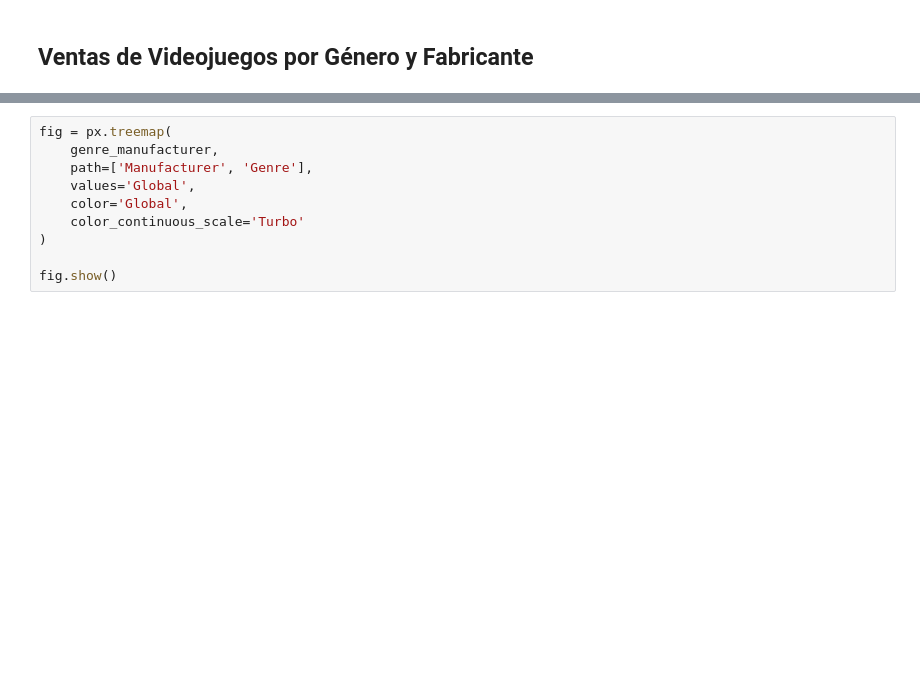
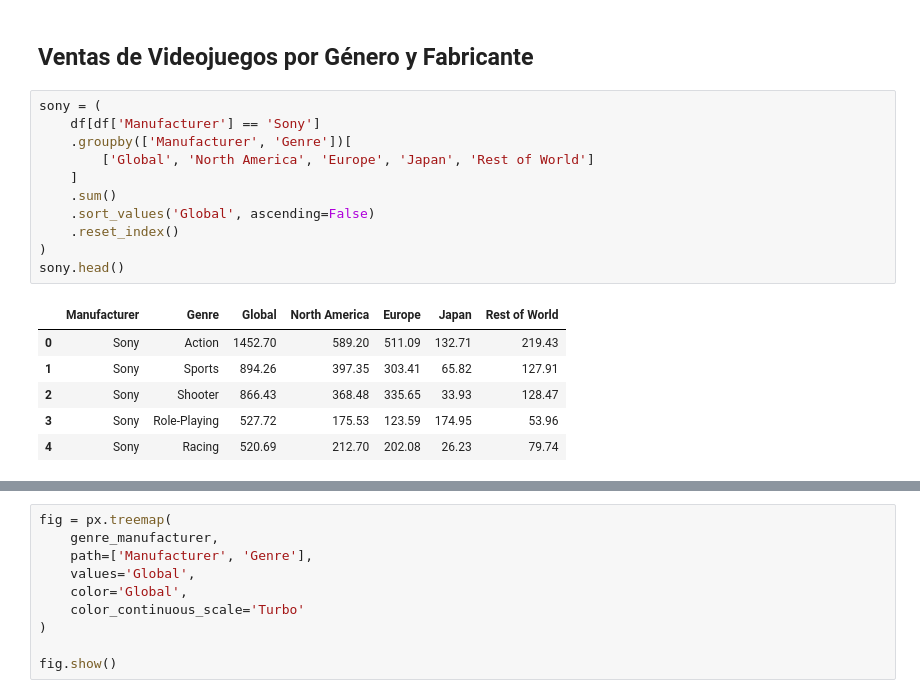
Before and after one commit to bgranda/EDA-Videojuegos, a Jupyter notebook: notebooks/Análisis.ipynb, the cells around one changed output, grey strips where cells are left out. Cells and saved outputs as stored; diff of their text form; blank space fills up the shorter version.

```diff
--- a/notebooks/Análisis.ipynb
+++ b/notebooks/Análisis.ipynb
@@ -496,3 +586,21 @@ fig = px.treemap(
 fig.show()
 # %% [markdown]
 ## Ventas de Videojuegos por Género y Fabricante
+# %%
+sony = (
+    df[df['Manufacturer'] == 'Sony']
+    .groupby(['Manufacturer', 'Genre'])[
+        ['Global', 'North America', 'Europe', 'Japan', 'Rest of World']
+    ]
+    .sum()
+    .sort_values('Global', ascending=False)
+    .reset_index()
+)
+sony.head()
+# %% [output]
+|  | Manufacturer | Genre | Global | North America | Europe | Japan | Rest of World |
+| 0 | Sony | Action | 1452.70 | 589.20 | 511.09 | 132.71 | 219.43 |
+| 1 | Sony | Sports | 894.26 | 397.35 | 303.41 | 65.82 | 127.91 |
+| 2 | Sony | Shooter | 866.43 | 368.48 | 335.65 | 33.93 | 128.47 |
+| 3 | Sony | Role-Playing | 527.72 | 175.53 | 123.59 | 174.95 | 53.96 |
+| 4 | Sony | Racing | 520.69 | 212.70 | 202.08 | 26.23 | 79.74 |
```
Also changed, not shown: parts of 15 cells of this notebook, 1 other file.
